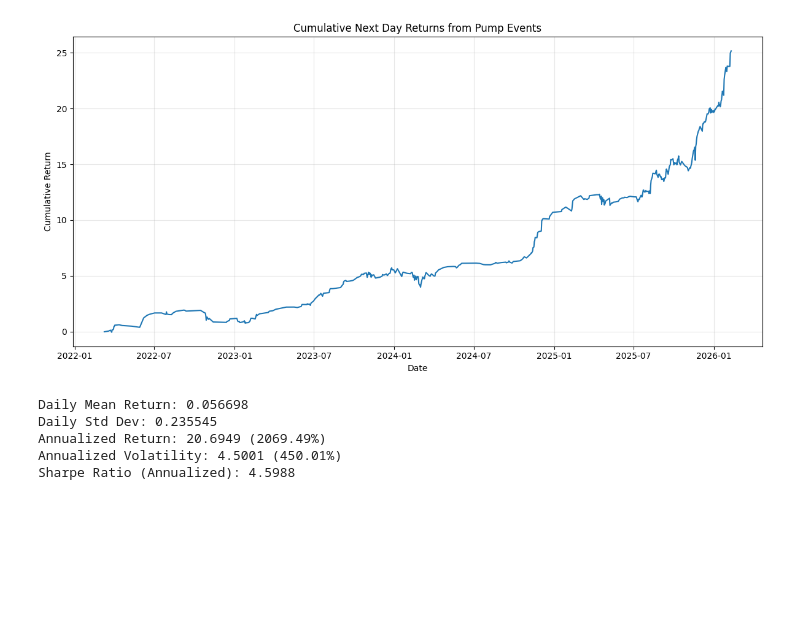
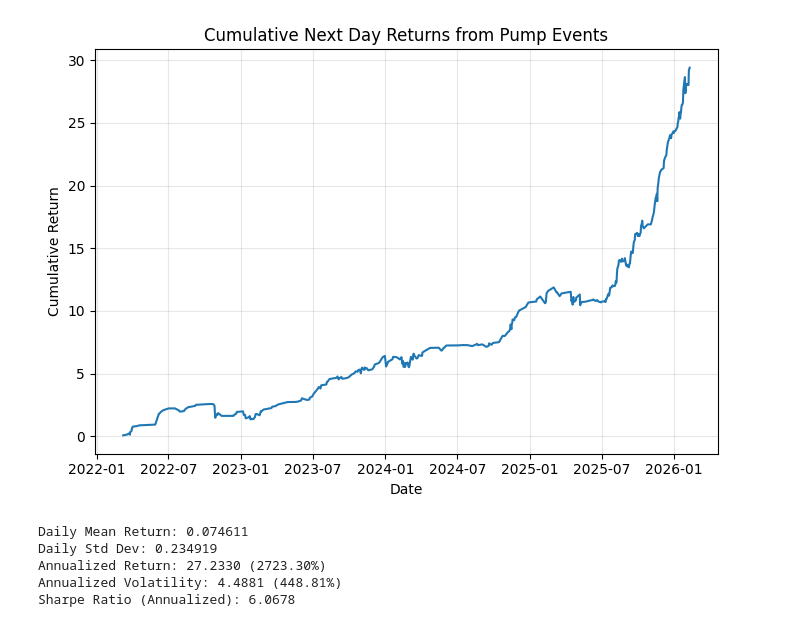
Before and after one commit to BlazOrsos/quant-journey, a Jupyter notebook: research/crypto_perps/crypto_pump_n_dump.ipynb, the cells around one changed output. Cells and saved outputs as stored; diff of their text form; code cells hidden in the pictures; blank space fills up the shorter version.

```diff
--- a/research/crypto_perps/crypto_pump_n_dump.ipynb
+++ b/research/crypto_perps/crypto_pump_n_dump.ipynb
@@ -21,7 +21,7 @@ for filename in os.listdir(folder):
         dfs[symbol] = df
 
 # Build dataframes for all columns from all symbols
-column_names = ["open_time" ,"open" ,"high" , "low" , "close" ,"volume" ,"close_time" ,"quote_volume" ,"count" ,"taker_buy_volume" ,"taker_buy_quote_volume" ,"ignore"]
+column_names = ["open" ,"high" , "low" , "close" ,"volume" ,"close_time" ,"quote_volume" , "count" ,"taker_buy_volume" ,"taker_buy_quote_volume" , "ignore"]
 
 dataframes = {}
 
@@ -41,16 +41,16 @@ vol = r.shift(1).rolling(30).std()
 ret_z = r / vol
 
 # relative volume + trade-count zscore
-vol_mean = dataframes["quote_volume"].shift(1).rolling(30).mean()
-rvol = dataframes["quote_volume"] / vol_mean
+vol_mean = dataframes["volume"].shift(1).rolling(30).mean()
+rvol = dataframes["volume"] / vol_mean
 
 cnt_mean = dataframes["count"].shift(1).rolling(30).mean()
 cnt_std  = dataframes["count"].shift(1).rolling(30).std()
 count_z = (dataframes["count"] - cnt_mean) / cnt_std
 
 # taker buy ratio (0..1), use quote volumes to be consistent
-buy_ratio = dataframes["taker_buy_quote_volume"] / dataframes["quote_volume"]
+buy_ratio = dataframes["taker_buy_volume"] / dataframes["volume"]
 buy_ratio = buy_ratio.clip(0, 1)
 
 # Pump definition (tune thresholds)
-is_pump = (ret_z > 5) & (rvol > 5) & (count_z > 5) & (buy_ratio > 0)
+is_pump = (ret_z > 5) & (rvol > 5) & (count_z > 5) & (buy_ratio > 0) & (vol_mean > 5000000)
@@ -199,40 +225,39 @@ Dates when rvol > 5:
 # %%
 # Calculate cumulative sum of next_day_return over time
 cumulative_return = pump_df.groupby('date')['next_day_return'].sum().cumsum()
 
 # Plot cumulative returns
-plt.figure(figsize=(12, 6))
+plt.figure(figsize=(7, 5))
 plt.plot(cumulative_return.index, -cumulative_return.values)
 plt.title('Cumulative Next Day Returns from Pump Events')
 plt.xlabel('Date')
 plt.ylabel('Cumulative Return')
 plt.grid(True, alpha=0.3)
 plt.tight_layout()
 plt.show()
+
+# Calculate Sharpe ratio for the strategy
+# Use daily returns (changes in cumulative returns)
+daily_returns = -pump_df.groupby('date')['next_day_return'].sum()
+
+# Sharpe ratio calculation (annualized)
+mean_return = daily_returns.mean()
+std_return = daily_returns.std()
+sharpe_ratio = (mean_return / std_return) * np.sqrt(365)  # Annualized Sharpe
+
+# Calculate annualized return and volatility
+annualized_return = mean_return * 365
+annualized_volatility = std_return * np.sqrt(365)
+
+print(f"Daily Mean Return: {mean_return:.6f}")
+print(f"Daily Std Dev: {std_return:.6f}")
+print(f"Annualized Return: {annualized_return:.4f} ({annualized_return*100:.2f}%)")
+print(f"Annualized Volatility: {annualized_volatility:.4f} ({annualized_volatility*100:.2f}%)")
+print(f"Sharpe Ratio (Annualized): {sharpe_ratio:.4f}")
 # %% [output]
-[figure, old version]
+[figure, new version]
+Daily Mean Return: 0.074611
+Daily Std Dev: 0.234919
+Annualized Return: 27.2330 (2723.30%)
+Annualized Volatility: 4.4881 (448.81%)
+Sharpe Ratio (Annualized): 6.0678
-# %%
-# Calculate Sharpe ratio for the strategy
-# Use daily returns (changes in cumulative returns)
-daily_returns = -pump_df.groupby('date')['next_day_return'].sum()
-
-# Sharpe ratio calculation (annualized)
-mean_return = daily_returns.mean()
-std_return = daily_returns.std()
-sharpe_ratio = (mean_return / std_return) * np.sqrt(365)  # Annualized Sharpe
-
-# Calculate annualized return and volatility
-annualized_return = mean_return * 365
-annualized_volatility = std_return * np.sqrt(365)
-
-print(f"Daily Mean Return: {mean_return:.6f}")
-print(f"Daily Std Dev: {std_return:.6f}")
-print(f"Annualized Return: {annualized_return:.4f} ({annualized_return*100:.2f}%)")
-print(f"Annualized Volatility: {annualized_volatility:.4f} ({annualized_volatility*100:.2f}%)")
-print(f"Sharpe Ratio (Annualized): {sharpe_ratio:.4f}")
-# %% [output]
-Daily Mean Return: 0.056698
-Daily Std Dev: 0.235545
-Annualized Return: 20.6949 (2069.49%)
-Annualized Volatility: 4.5001 (450.01%)
-Sharpe Ratio (Annualized): 4.5988
```
Also changed, not shown: parts of 3 cells of this notebook, 1 other file.
